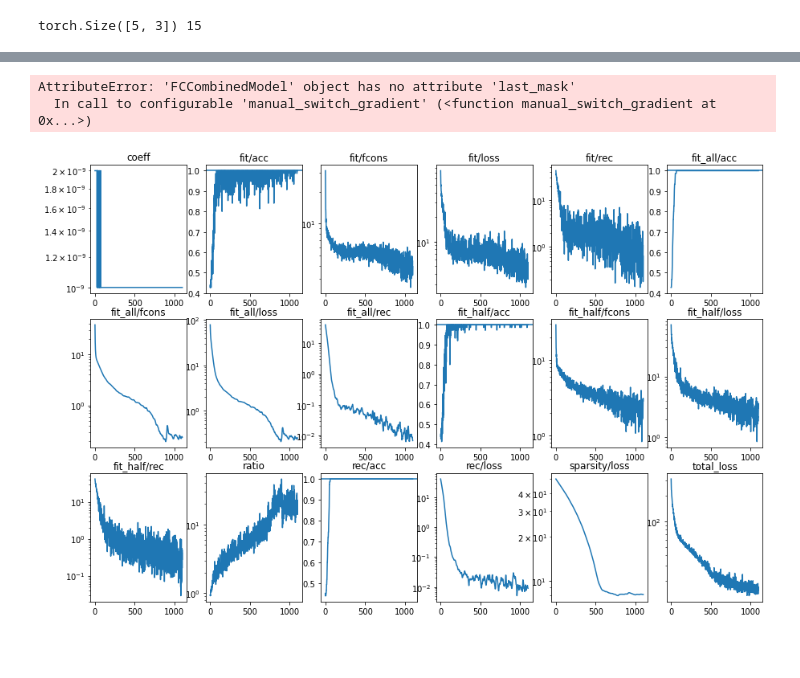
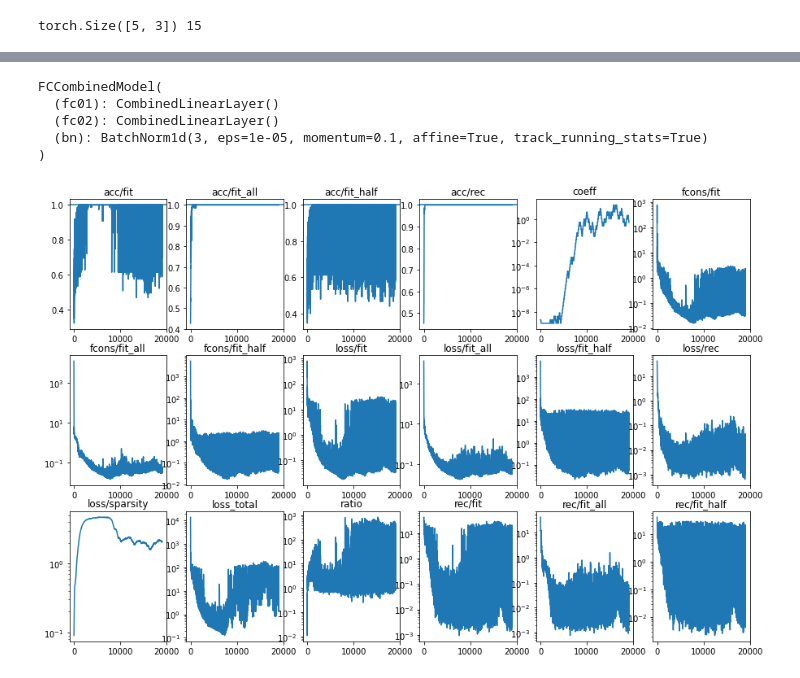
Before and after one commit to sergeivolodin/causality-disentanglement-rl, a Jupyter notebook: debug/sparsity-playground.ipynb, the cells around one changed output, grey strips where cells are left out. Drawn from its saved outputs; the diff is of its cells as text; code cells hidden in the pictures; blank space fills up the shorter version.

```diff
--- a/debug/sparsity-playground.ipynb
+++ b/debug/sparsity-playground.ipynb
@@ -173,7 +302,7 @@ def total_loss(coeffs=None):
 crit_ratio = 1.5
 sp_min = 1e-9
 sp_max = 100
-coeffs = {'rec': 10.0, 'fit': 0.5, 'fit_half': 0.01, 'fit_all': 0.5, 'sparsity': sp_min}
+coeffs = {'rec': 5.0, 'fit': 5.0, 'fit_half': 0.001, 'fit_all': 1.0, 'sparsity': sp_min}
 # %%
 metrics_hist = []
 # %%
@@ -197,52 +326,71 @@ rec_loss(), fit_loss(), fit_loss(force_proba=0.5), fit_loss(force_proba=1.0), sp
   'metrics': {}})
+# %%
+rec
+# %% [output]
+FCCombinedModel(
+  (fc01): CombinedLinearLayer()
+  (fc02): CombinedLinearLayer()
+  (bn): BatchNorm1d(3, eps=1e-05, momentum=0.1, affine=True, track_running_stats=True)
+)
 # %%
 opt = torch.optim.Adam(list(dec.parameters()) + list(rec.parameters()) + list(model.parameters()),
-                       lr=1e-3)
+                       lr=1e-3, betas=(0.5, 0.8))
+# opt_switch = torch.optim.Adam(model.switch.parameters(), lr=1e-3)
 # %%
-for i in tqdm(range(1000)):
+for i in tqdm(range(100000)):
     opt.zero_grad()
-    loss, metrics = total_loss({'sparsity': 1.0})
+    loss, metrics = total_loss(coeffs)
     loss.backward()
+
+#     if (i // 100) % 2 == 0:
+#         model.switch.probas.grad = None
+
     opt.step()
 
-    ratio = metrics['fit/loss'] / metrics['fit_all/loss']
+#     for _ in range(2):
+#         opt_switch.zero_grad()
+#         loss, metrics = total_loss(coeffs)
+#         loss.backward()
+#         opt_switch.step()
+
+    ratio = metrics['loss/fit'] / metrics['loss/fit_all']
 
     coeff = coeffs['sparsity']
-    if ratio >= crit_ratio:
-        coeff *= 0.5
-    elif ratio < crit_ratio:
-        coeff /= 0.5
-    if coeff < sp_min:
-        coeff = sp_min
-    elif coeff > sp_max:
-        coeff = sp_max
 
+    if i % 100 == 0:
+        if ratio > crit_ratio:
+            coeff *= 0.5
+        else:
+            coeff /= 0.5
+        if coeff < sp_min:
+            coeff = sp_min
+        elif coeff > sp_max:
+            coeff = sp_max
+
+    coeffs['sparsity'] = coeff
     metrics['coeff'] = coeff
     metrics['ratio'] = ratio
-    metrics['total_loss'] = loss.item()
+    metrics['loss_total'] = loss.item()
 
     metrics_hist.append(metrics)
-# %% [output]
-AttributeError: 'FCCombinedModel' object has no attribute 'last_mask'
-  In call to configurable 'manual_switch_gradient' (<function manual_switch_gradient at 0x...>)
 # %%
 metrics_dict = lstdct2dctlst(metrics_hist)
 
 keys = sorted(metrics_dict.keys())
 
 px = 3
 py = 6
 assert px * py >= len(keys)
 
 plt.figure(figsize=(15, 10))
 for i, key in enumerate(keys, 1):
     plt.subplot(px, py, i)
     plt.title(key)
     plt.plot(metrics_dict[key])
-    if key.endswith('acc'):
+    if key.startswith('acc'):
         plt.axhline(1)
     else:
         plt.yscale('log')
 plt.show()
 # %% [output]
-[figure, old version]
+[figure, new version]
```
Also changed, not shown: parts of 16 cells of this notebook, 2 other files.
